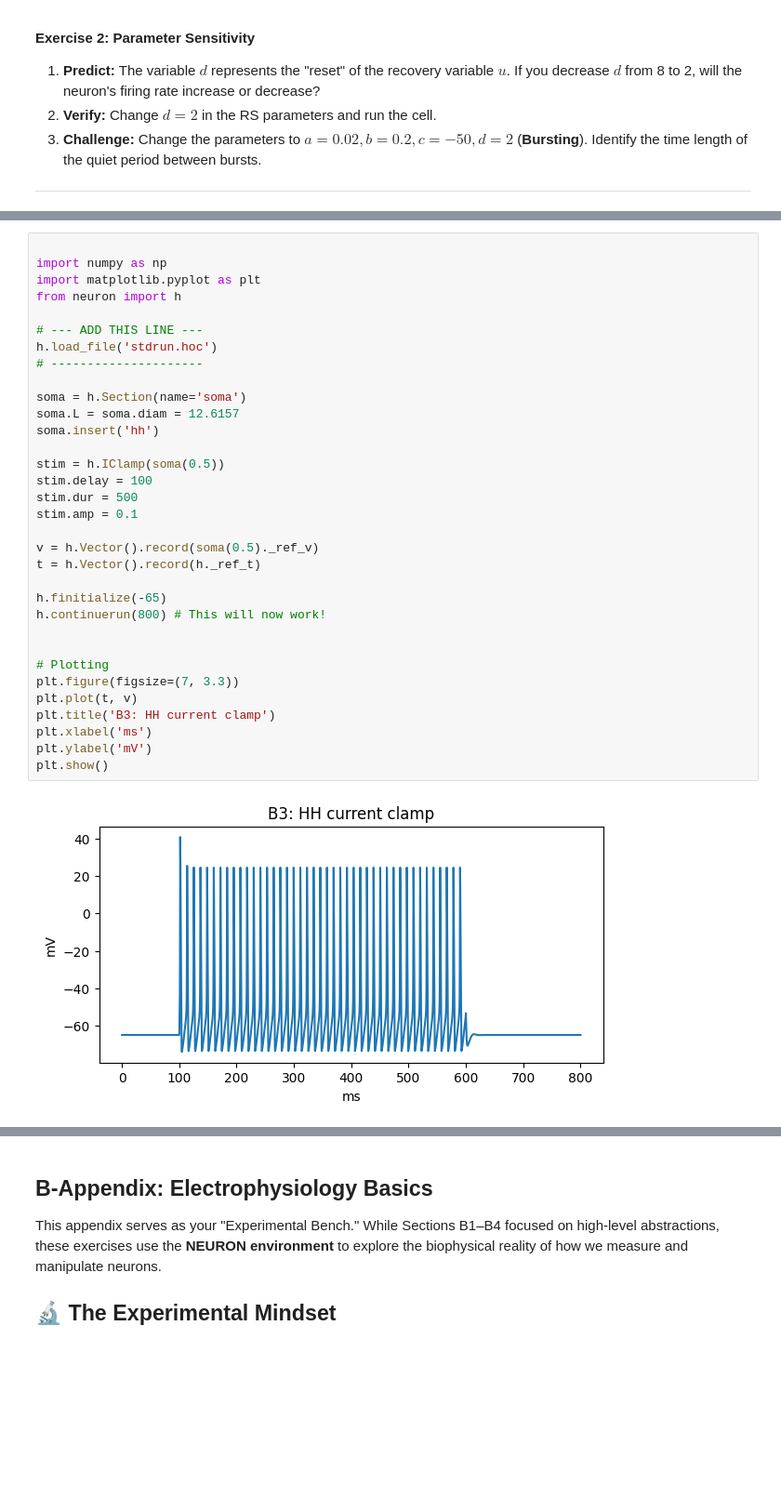
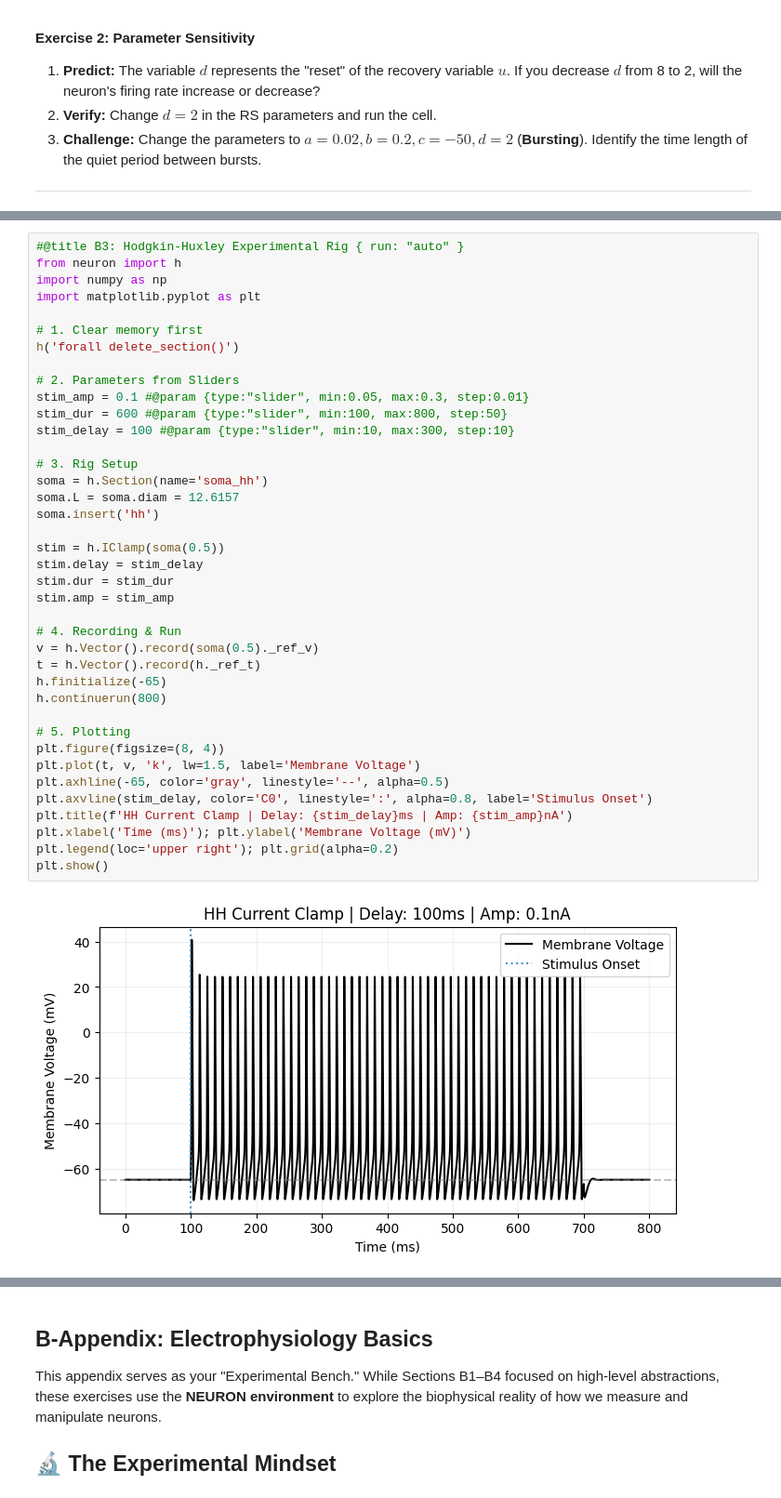
Before and after one commit to cyneuro/Chapter_Colabs, a Jupyter notebook: Colab_B.ipynb, the cells around one changed output, grey strips where cells are left out. Shown at 93% size. Cells and saved outputs as stored; diff of their text form; blank space fills up the shorter version.

```diff
--- a/Colab_B.ipynb
+++ b/Colab_B.ipynb
@@ -152,35 +153,41 @@ plt.title('B2: Izhikevich (RS)'); plt.xlabel('Steps'); plt.ylabel('v (mV)'); plt
 # %%
-
+#@title B3: Hodgkin-Huxley Experimental Rig { run: "auto" }
+from neuron import h
 import numpy as np
 import matplotlib.pyplot as plt
-from neuron import h
 
-# --- ADD THIS LINE ---
-h.load_file('stdrun.hoc')
-# ---------------------
+# 1. Clear memory first
+h('forall delete_section()')
 
-soma = h.Section(name='soma')
+# 2. Parameters from Sliders
+stim_amp = 0.1 #@param {type:"slider", min:0.05, max:0.3, step:0.01}
+stim_dur = 600 #@param {type:"slider", min:100, max:800, step:50}
+stim_delay = 100 #@param {type:"slider", min:10, max:300, step:10}
+
+# 3. Rig Setup
+soma = h.Section(name='soma_hh')
 soma.L = soma.diam = 12.6157
 soma.insert('hh')
 
 stim = h.IClamp(soma(0.5))
-stim.delay = 100
-stim.dur = 500
-stim.amp = 0.1
+stim.delay = stim_delay
+stim.dur = stim_dur
+stim.amp = stim_amp
 
+# 4. Recording & Run
 v = h.Vector().record(soma(0.5)._ref_v)
 t = h.Vector().record(h._ref_t)
+h.finitialize(-65)
+h.continuerun(800)
 
-h.finitialize(-65)
-h.continuerun(800) # This will now work!
-
-
-# Plotting
-plt.figure(figsize=(7, 3.3))
-plt.plot(t, v)
-plt.title('B3: HH current clamp')
-plt.xlabel('ms')
-plt.ylabel('mV')
+# 5. Plotting
+plt.figure(figsize=(8, 4))
+plt.plot(t, v, 'k', lw=1.5, label='Membrane Voltage')
+plt.axhline(-65, color='gray', linestyle='--', alpha=0.5)
+plt.axvline(stim_delay, color='C0', linestyle=':', alpha=0.8, label='Stimulus Onset')
+plt.title(f'HH Current Clamp | Delay: {stim_delay}ms | Amp: {stim_amp}nA')
+plt.xlabel('Time (ms)'); plt.ylabel('Membrane Voltage (mV)')
+plt.legend(loc='upper right'); plt.grid(alpha=0.2)
 plt.show()
 # %% [output]
-[figure, old version]
+[figure, new version]
```
Also changed, not shown: parts of 23 cells of this notebook.
